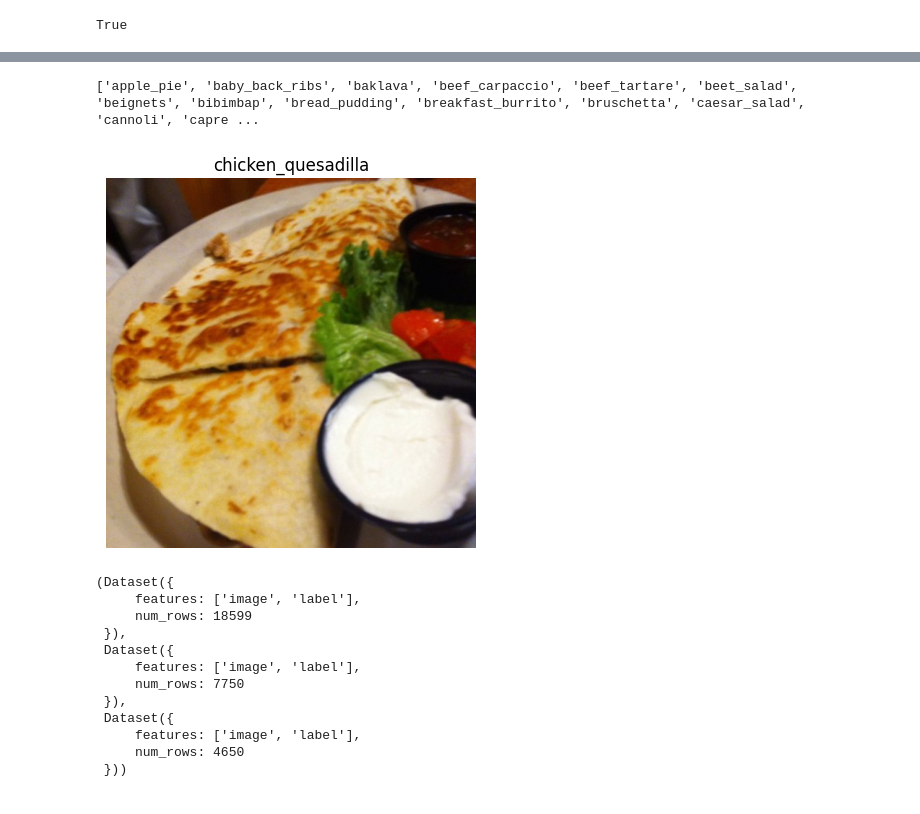
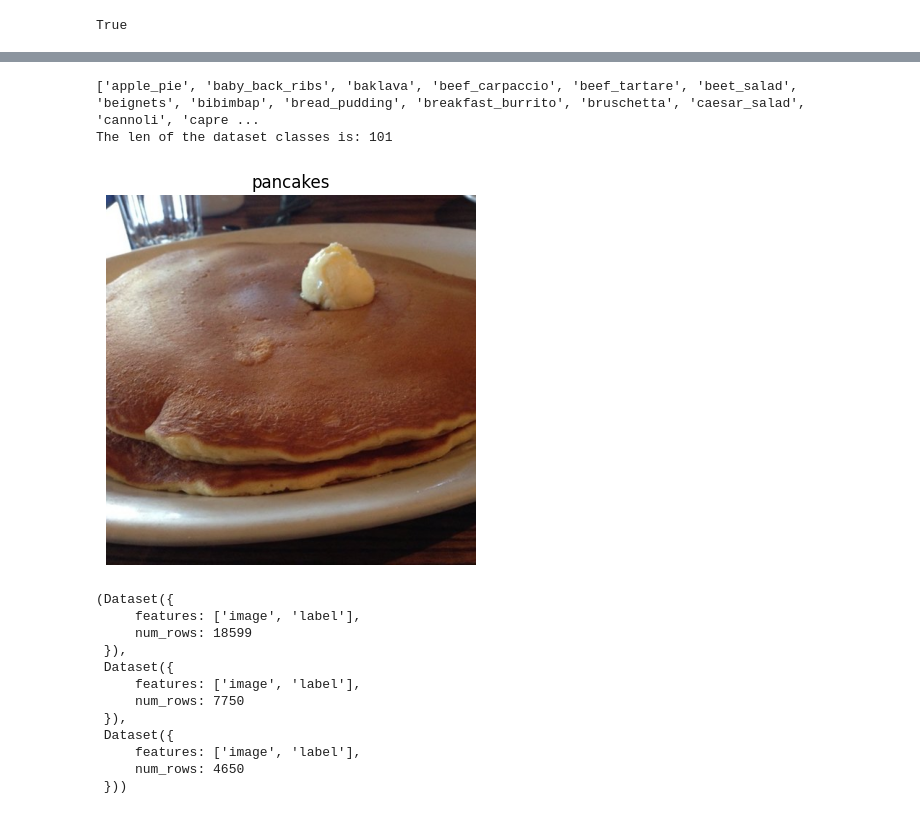
Before and after one commit to GiorgioChecola/AIschoolUNIMORE, a Jupyter notebook: restaurant-identifier.ipynb, the cells around one changed output, grey strips where cells are left out. Saved outputs shown, nothing was run; the diff lists cells and outputs as text; code cells hidden in the pictures.

```diff
--- a/restaurant-identifier.ipynb
+++ b/restaurant-identifier.ipynb
@@ -238,23 +259,26 @@ counts = Counter(label_strings)
 # %%
 print(test_data.features["label"].names)
+print(f"The len of the dataset classes is: {len(test_data.features['label'].names)}")
 # %% [output]
 ['apple_pie', 'baby_back_ribs', 'baklava', 'beef_carpaccio', 'beef_tartare', 'beet_salad', 'beignets', 'bibimbap', 'bread_pudding', 'breakfast_burrito', 'bruschetta', 'caesar_salad', 'cannoli', 'capre ...
+The len of the dataset classes is: 101
 # %%
+# plot a random image of a random class
 import random
-selected_class = "chicken_quesadilla"
+selected_class = random.choice(test_data.features["label"].names)
 indices = [i for i, lbl in enumerate(train_data["label"]) if label_names[lbl] == selected_class]
 
 # Pick a random index
 rand_idx = random.choice(indices)
 
 # Get image
 img = train_data[rand_idx]["image"]
 
 # Plot
 plt.imshow(img)
 plt.axis("off")
 plt.title(selected_class)
 plt.show()
 # %% [output]
-[figure, old version]
+[figure, new version]
 # %%
```
Also changed, not shown: parts of 38 cells of this notebook, 34 other files.
